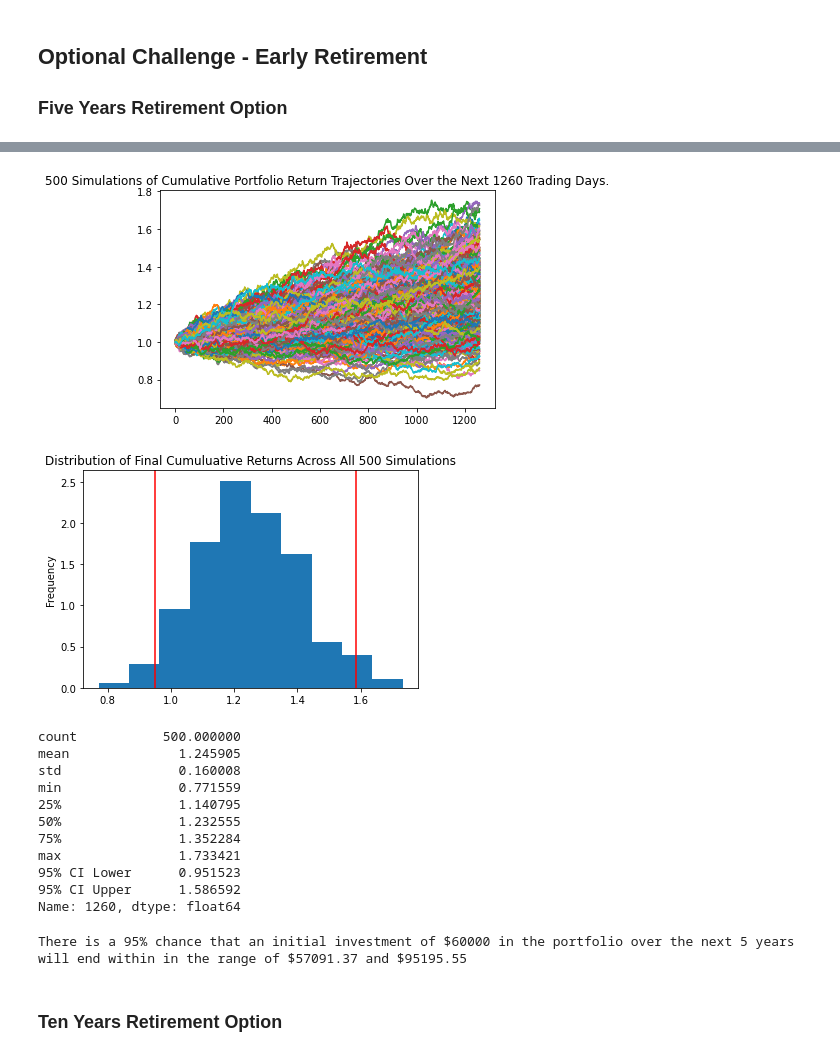
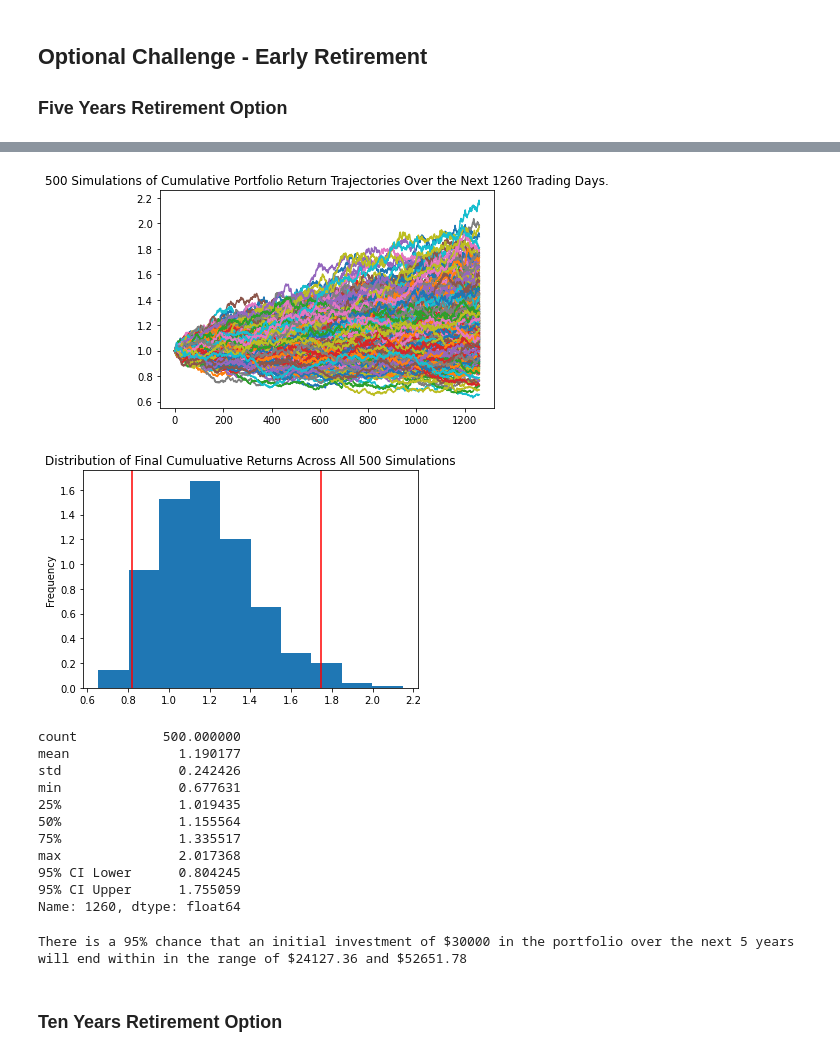
Before and after one commit to tetmiranda/Financial-Planning, a Jupyter notebook: financial-planner.ipynb, the cells around one changed output, grey strips where cells are left out. Drawn from its saved outputs; the diff is of its cells as text; code cells hidden in the pictures.

```diff
--- a/financial-planner.ipynb
+++ b/financial-planner.ipynb
@@ -239,14 +242,24 @@ end_date = pd.Timestamp('2021-05-01', tz='America/New_York').isoformat()
 # Get 5 years' worth of historical data for SPY and AGG
 # YOUR CODE HERE!
 
+mcs_ticker_df = alpaca.get_bars(
+    tickers,
+    timeframe,
+    start=mcs_start_date,
+    end=mcs_end_date
+).df
+
 # Reorganize the DataFrame
 # Separate ticker data
 # YOUR CODE HERE!
-
+mcs_vagg = mcs_ticker_df[mcs_ticker_df['symbol']=='AGG'].drop('symbol', axis=1)
+mcs_vspy = mcs_ticker_df[mcs_ticker_df['symbol']=='SPY'].drop('symbol', axis=1)
 
 # Concatenate the ticker DataFrames
 # YOUR CODE HERE!
+mcs_ticker_df = pd.concat([mcs_vagg, mcs_vspy], axis=1, keys=['AGG','SPY'])
 
 # Display sample data
-df_stock_data.head()
+display(mcs_ticker_df.head())
+display(mcs_ticker_df.tail())
 # %% [output]
@@ -260,0 +282,12 @@ df_stock_data.head()
+# %%
+# Configuring a Monte Carlo simulation to forecast 30 years cumulative returns
+# YOUR CODE HERE!
+# Fetch five years historical closing prices for a traditional 40/60 portfolio using the SPY and AGG tickers
+# to represent the 60% stocks (SPY) and 40% bonds (AGG) composition of the portfolio
+pf_split = [.60, .40]
+mcs_thirtyYr_input = MCSimulation(
+    portfolio_data=mcs_ticker_df,
+    weights=pf_split,
+    num_simulation=500,
+    num_trading_days=252*30
+)
@@ -372,3 +403,15 @@ There is a 95% chance that an initial investment of $30000.0 in the portfolio ov
 
 
 ### Five Years Retirement Option
+# %%
+# Configuring a Monte Carlo simulation to forecast 5 years cumulative returns
+# YOUR CODE HERE!
+
+MC_fiveyear = MCSimulation(
+    portfolio_data = mcs_ticker_df,
+    weights = pf_split,
+    num_simulation = 500,
+    num_trading_days = 252*5
+)
+
+MC_fiveyear.portfolio_data.head()
@@ -412,43 +455,56 @@ Running Monte Carlo simulation number 490.
 # %%
 # Plot simulation outcomes
 # YOUR CODE HERE!
+mcs_fiveyr_line_plot = MC_fiveyear.plot_simulation()
+
+# Save the plot for future usage
+mcs_fiveyr_line_plot.get_figure().savefig("MC_fiveyear_sim_plot.png", bbox_inches="tight")
 # %% [output]
-[figure, old version]
+[figure, new version]
 # %%
 # Plot probability distribution and confidence intervals
 # YOUR CODE HERE!
+mcs_5yrdist_plot = MC_fiveyear.plot_distribution()
+
+# Save the plot for future usage
+mcs_5yrdist_plot.get_figure().savefig('MC_fiveyear_dist_plot.png',bbox_inches='tight')
 # %% [output]
-[figure, old version]
+[figure, new version]
 # %%
 # Fetch summary statistics from the Monte Carlo simulation results
 # YOUR CODE HERE!
+mcs_fiveyear_tbl = MC_fiveyear.summarize_cumulative_return()
 
 # Print summary statistics
 # YOUR CODE HERE!
+print(mcs_fiveyear_tbl)
 # %% [output]
 count           500.000000
-mean              1.245905
-std               0.160008
-min               0.771559
-25%               1.140795
-50%               1.232555
-75%               1.352284
-max               1.733421
-95% CI Lower      0.951523
-95% CI Upper      1.586592
+mean              1.190177
+std               0.242426
+min               0.677631
+25%               1.019435
+50%               1.155564
+75%               1.335517
+max               2.017368
+95% CI Lower      0.804245
+95% CI Upper      1.755059
 Name: 1260, dtype: float64
 # %%
 # Set initial investment
 # YOUR CODE HERE!
+mcs_5yrs_investment = 30000
 
 # Use the lower and upper `95%` confidence intervals to calculate the range of the possible outcomes of our $60,000
 # YOUR CODE HERE!
+ci_lower_five = round(mcs_fiveyear_tbl[8]*mcs_5yrs_investment ,2)
+ci_upper_five = round(mcs_fiveyear_tbl[9]*mcs_5yrs_investment ,2)
 
 # Print results
-print(f"There is a 95% chance that an initial investment of ${initial_investment} in the portfolio"
+print(f"There is a 95% chance that an initial investment of ${mcs_5yrs_investment} in the portfolio"
       f" over the next 5 years will end within in the range of"
       f" ${ci_lower_five} and ${ci_upper_five}")
 # %% [output]
-There is a 95% chance that an initial investment of $60000 in the portfolio over the next 5 years will end within in the range of $57091.37 and $95195.55
+There is a 95% chance that an initial investment of $30000 in the portfolio over the next 5 years will end within in the range of $24127.36 and $52651.78
 # %% [markdown]
 ### Ten Years Retirement Option
```
Also changed, not shown: parts of 28 cells of this notebook, 5 other files.
